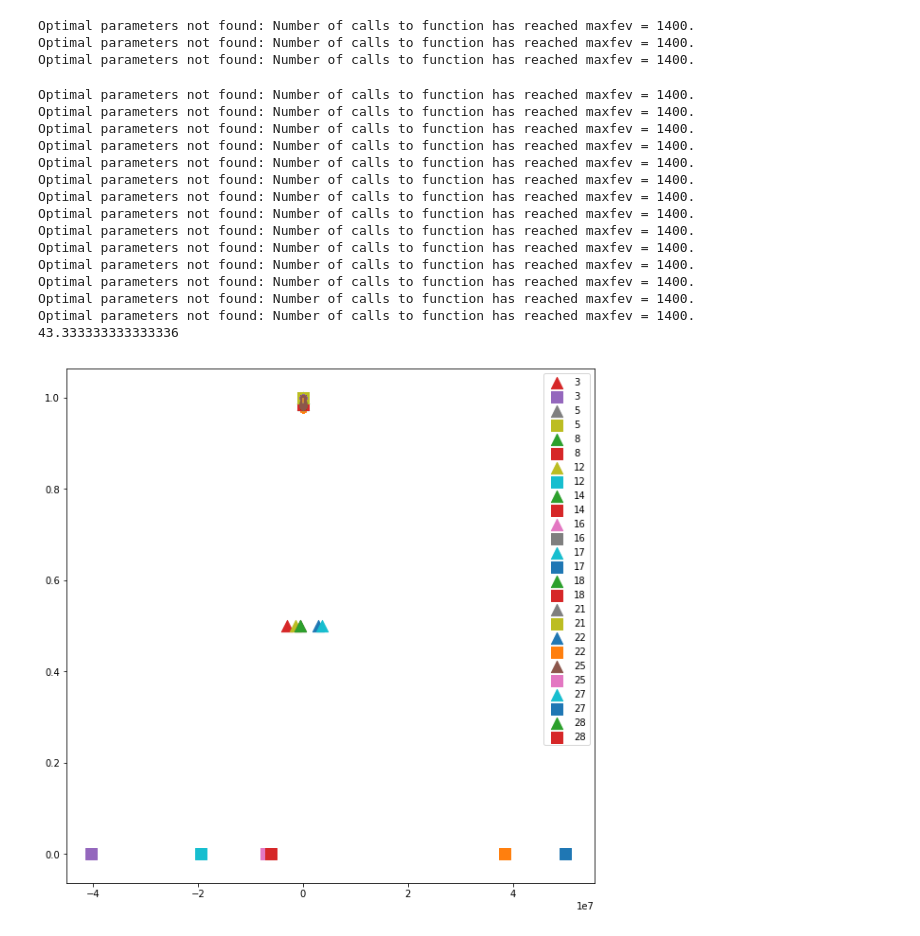
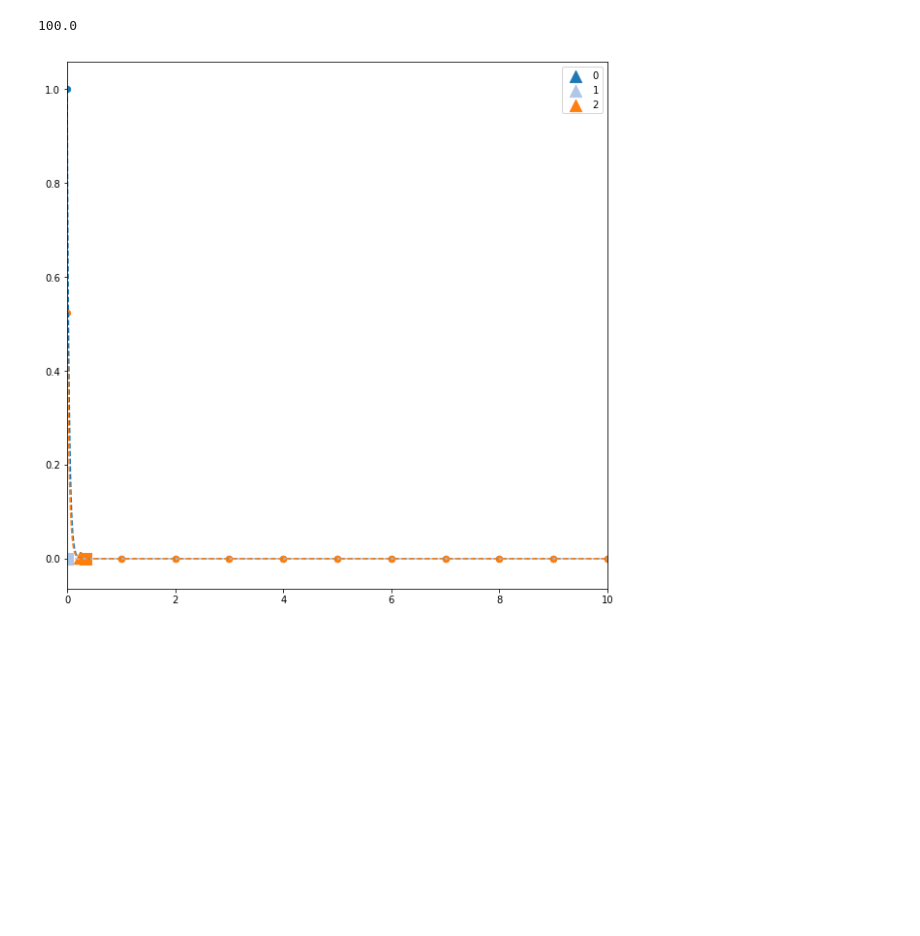
Before and after one commit to cvanelteren/information_impact, a Jupyter notebook: Reverse calculation.ipynb, the cells around one changed output. Saved outputs shown, nothing was run; the diff lists cells and outputs as text; code cells hidden in the pictures; blank space fills up the shorter version.

```diff
--- a/Reverse calculation.ipynb
+++ b/Reverse calculation.ipynb
@@ -10,11 +10,17 @@ from tqdm import tqdm_notebook as tqdm
 # df    = IO.readCSV('{}/Graph_min1_1.csv'.format(dataDir), header = 0, index_col = 0)
 # h     = IO.readCSV('{}/External_min1_1.csv'.format(dataDir), header = 0, index_col = 0)
 # graph   = nx.from_pandas_adjacency(df)
-graph = nx.random_graphs.barabasi_albert_graph(30, 10)
+graph = nx.random_graphs.barabasi_albert_graph(10, 3)
 # graph = nx.grid_2d_graph(2, 2, periodic = True)
 # graph  = nx.path_graph(5, nx.DiGraph())
 # graph.add_edge(0, 0)
-# graph = nx.path_graph(3)
+graph  = nx.path_graph(3, nx.DiGraph())
+pulse  = {}
+nudge  = inf
+target = 1
+for node in graph.nodes():
+    pulse[node] = nudge if node == target else 0
+nx.set_node_attributes(graph, pulse, 'nudges')
 temp  = 1
 model = fastIsing.Ising(graph, temp, True, mode = 'async', verbose = True)
 print('made model')
@@ -87,5 +103,6 @@ print(res.dtype)
 # %%
 # showing hellinger distance over time
+colors = cm.tab20(arange(model.nNodes))
 hd = lambda x, y: linalg.norm( sqrt(x) - sqrt (y), axis = -1) / sqrt(2)
 d = zeros(H.shape)
 for key, value in cond.items():
@@ -93,6 +110,9 @@ for key, value in cond.items():
     d += hd(x,  1 - x)
 d /= len(cond)
 
-fig, ax = subplots(); ax.plot(d, '-.')
+
+fig, ax = subplots();
+[ax.plot(i, color = c) for i, c in zip(d.T, colors)]
 ax.set_title('hellinger distance over time')
+ax.set_xlim(len(x) - 15, len(x))
 # %% [output]
@@ -101,53 +121,44 @@ Text(0.5,1,'hellinger distance over time')
 # %%
 from scipy import optimize
-func = lambda x, a, b, c, d, e, f : a * exp(-b * x)   + c * exp(-d * x) #+ e * exp(- f * x)
+func = lambda x, a, b, c, d, e, f : a + b*exp(-c*x) # + d * exp(-e * (x -f))
 f2   = lambda x, a, b : func(x, *a) - b
 fig, ax = subplots(figsize = (10, 10))
 s = 0
 idt = zeros((model.nNodes, 2))
+theta = 1e-3
+
+
 for idx, y in enumerate(H.T):
     y = y[::-1]
     x = arange(len(y))
-    xx = linspace(0, 100)
+    xx = linspace(0, 10, 1000)
     try:
-        a, b = optimize.curve_fit(func, x,  y, maxfev = 1400)
-        ax.plot(xx, func(xx, *a), '--', alpha = 1)
-        tmp = (tuple(a),  .5 * y[0])
+        a, b = optimize.curve_fit(func, x,  y, maxfev = 1400) # fit
+
+
+        ax.plot(xx, func(xx, *a), '--', color = colors[idx], alpha = 1) # plot fit
+
+        findThis = a[0] + theta
+        tmp = (tuple(a),  findThis)
         r  = optimize.root(f2,  x0 = 0, args = tmp)
         rr = optimize.root(f2, x0 = 0 , args = (tuple(a), 1e-4))
         idt[idx] = (r.x, rr.x)
-        ax.scatter(r.x, func(r.x, *a), s = 150, marker = '^', label = idx)
-        ax.scatter(rr.x, func(rr.x, *a), s = 150, marker = 's', label = idx)
+
+        ax.scatter(r.x, func(r.x, *a), color = colors[idx], s = 150, marker = '^', label = idx) # plot root 1
+        ax.scatter(rr.x, func(rr.x, *a), s = 150,  color = colors[idx], marker = 's')
         s += 1
     except Exception as e : print(e)
-    ax.scatter(x, y, s = 40)
+    ax.scatter(x, y, color = colors[idx], s = 40)
 ax.legend()
 print(s / model.nNodes * 100)
-# ax.set_xlim(-5, 1)
+ax.set_xlim(0,10)
 # ax.set_xlim(0, 10)
 # ax.set_ylim(0, 1)
 # ax.set_xscale('log')
 show()
 # %% [output]
-Optimal parameters not found: Number of calls to function has reached maxfev = 1400.
-Optimal parameters not found: Number of calls to function has reached maxfev = 1400.
-Optimal parameters not found: Number of calls to function has reached maxfev = 1400.
+100.0
-Optimal parameters not found: Number of calls to function has reached maxfev = 1400.
-Optimal parameters not found: Number of calls to function has reached maxfev = 1400.
-Optimal parameters not found: Number of calls to function has reached maxfev = 1400.
-Optimal parameters not found: Number of calls to function has reached maxfev = 1400.
-Optimal parameters not found: Number of calls to function has reached maxfev = 1400.
-Optimal parameters not found: Number of calls to function has reached maxfev = 1400.
-Optimal parameters not found: Number of calls to function has reached maxfev = 1400.
-Optimal parameters not found: Number of calls to function has reached maxfev = 1400.
-Optimal parameters not found: Number of calls to function has reached maxfev = 1400.
-Optimal parameters not found: Number of calls to function has reached maxfev = 1400.
-Optimal parameters not found: Number of calls to function has reached maxfev = 1400.
-Optimal parameters not found: Number of calls to function has reached maxfev = 1400.
-Optimal parameters not found: Number of calls to function has reached maxfev = 1400.
-Optimal parameters not found: Number of calls to function has reached maxfev = 1400.
-43.333333333333336
-[figure, old version]
+[figure, new version]
 # %%
 fig, ax = subplots()
 fig, axx = subplots()
```
Also changed, not shown: parts of 5 cells of this notebook, 6 other files.
